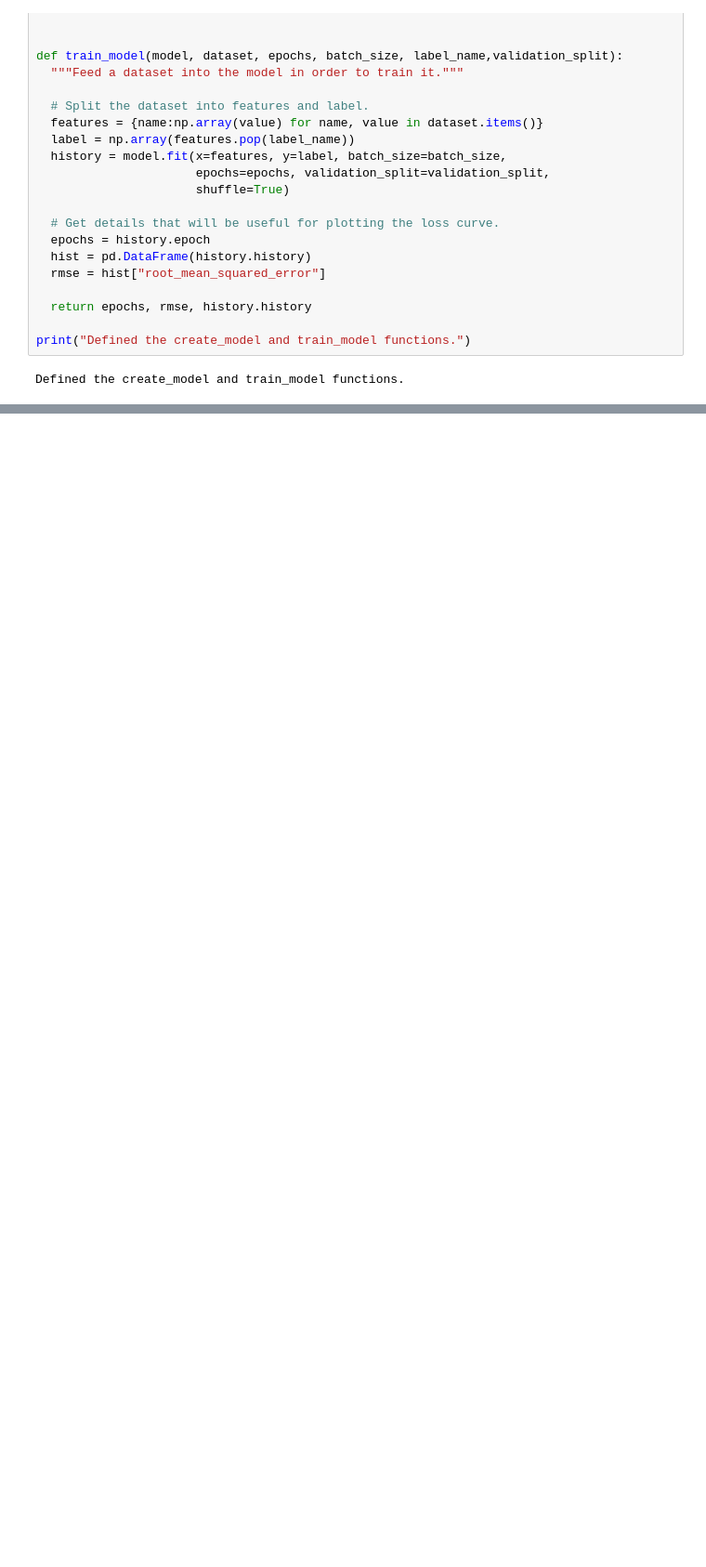
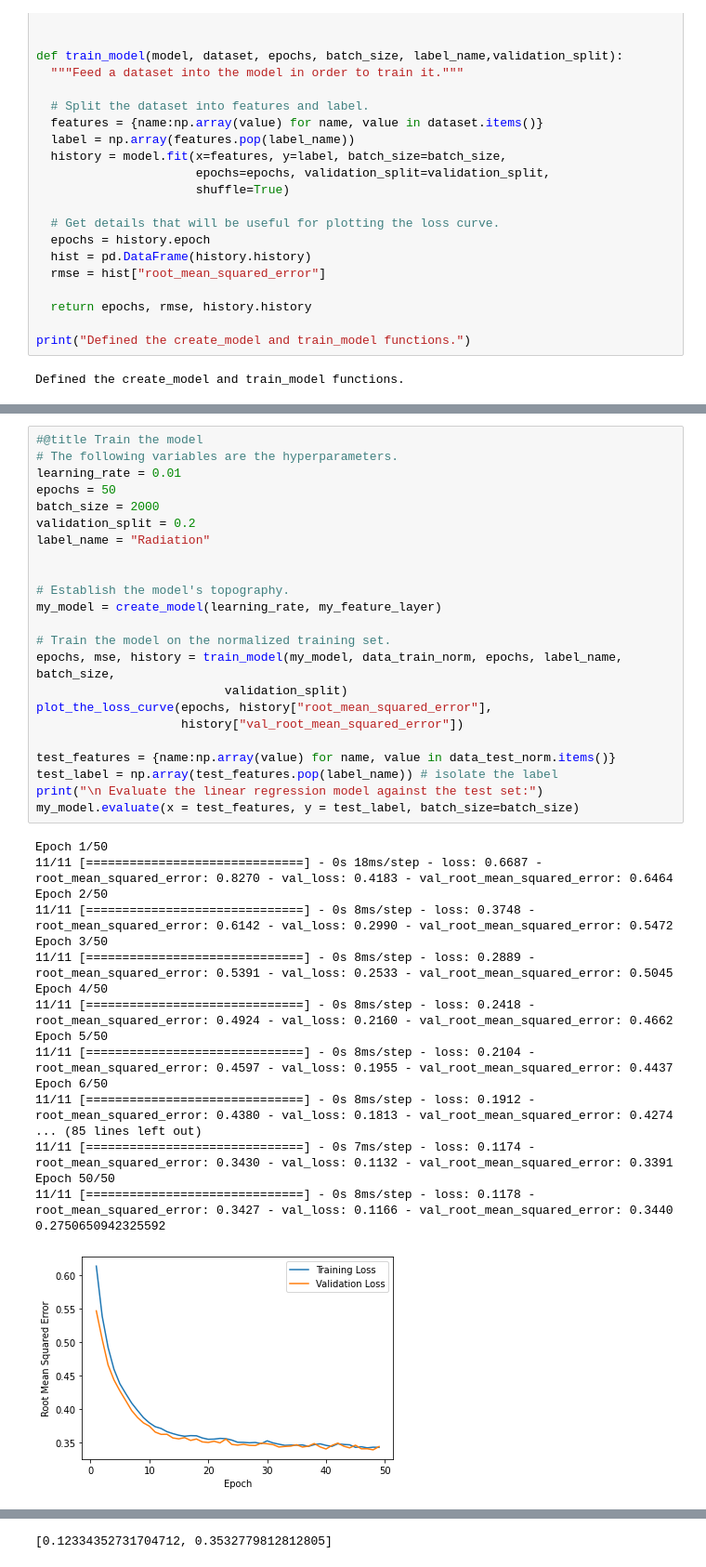
Before and after one commit to mrch-hub/bangkit1, a Jupyter notebook: SolarPrediction.ipynb, the cells around one changed output, grey strips where cells are left out. Shown: that part at 93% size. Cells and saved outputs as stored; diff of their text form; blank space fills up the shorter version.

Commit message:
Added neural network model

```diff
--- a/SolarPrediction.ipynb
+++ b/SolarPrediction.ipynb
@@ -257,0 +316,42 @@ Epoch 50/50
+# %%
+#@title Train the model
+# The following variables are the hyperparameters.
+learning_rate = 0.01
+epochs = 50
+batch_size = 2000
+validation_split = 0.2
+label_name = "Radiation"
+
+
+# Establish the model's topography.
+my_model = create_model(learning_rate, my_feature_layer)
+
+# Train the model on the normalized training set.
+epochs, mse, history = train_model(my_model, data_train_norm, epochs, label_name, batch_size,
+                          validation_split)
+plot_the_loss_curve(epochs, history["root_mean_squared_error"],
+                    history["val_root_mean_squared_error"])
+
+test_features = {name:np.array(value) for name, value in data_test_norm.items()}
+test_label = np.array(test_features.pop(label_name)) # isolate the label
+print("\n Evaluate the linear regression model against the test set:")
+my_model.evaluate(x = test_features, y = test_label, batch_size=batch_size)
+# %% [output]
+Epoch 1/50
+11/11 [==============================] - 0s 18ms/step - loss: 0.6687 - root_mean_squared_error: 0.8270 - val_loss: 0.4183 - val_root_mean_squared_error: 0.6464
+Epoch 2/50
+11/11 [==============================] - 0s 8ms/step - loss: 0.3748 - root_mean_squared_error: 0.6142 - val_loss: 0.2990 - val_root_mean_squared_error: 0.5472
+Epoch 3/50
+11/11 [==============================] - 0s 8ms/step - loss: 0.2889 - root_mean_squared_error: 0.5391 - val_loss: 0.2533 - val_root_mean_squared_error: 0.5045
+Epoch 4/50
+11/11 [==============================] - 0s 8ms/step - loss: 0.2418 - root_mean_squared_error: 0.4924 - val_loss: 0.2160 - val_root_mean_squared_error: 0.4662
+Epoch 5/50
+11/11 [==============================] - 0s 8ms/step - loss: 0.2104 - root_mean_squared_error: 0.4597 - val_loss: 0.1955 - val_root_mean_squared_error: 0.4437
+Epoch 6/50
+11/11 [==============================] - 0s 8ms/step - loss: 0.1912 - root_mean_squared_error: 0.4380 - val_loss: 0.1813 - val_root_mean_squared_error: 0.4274
+... (85 lines left out)
+11/11 [==============================] - 0s 7ms/step - loss: 0.1174 - root_mean_squared_error: 0.3430 - val_loss: 0.1132 - val_root_mean_squared_error: 0.3391
+Epoch 50/50
+11/11 [==============================] - 0s 8ms/step - loss: 0.1178 - root_mean_squared_error: 0.3427 - val_loss: 0.1166 - val_root_mean_squared_error: 0.3440
+0.2750650942325592
+[figure, added]
@@ -257,0 +360 @@ Epoch 50/50
+[0.12334352731704712, 0.3532779812812805]
```
Also changed, not shown: parts of 8 cells of this notebook.
